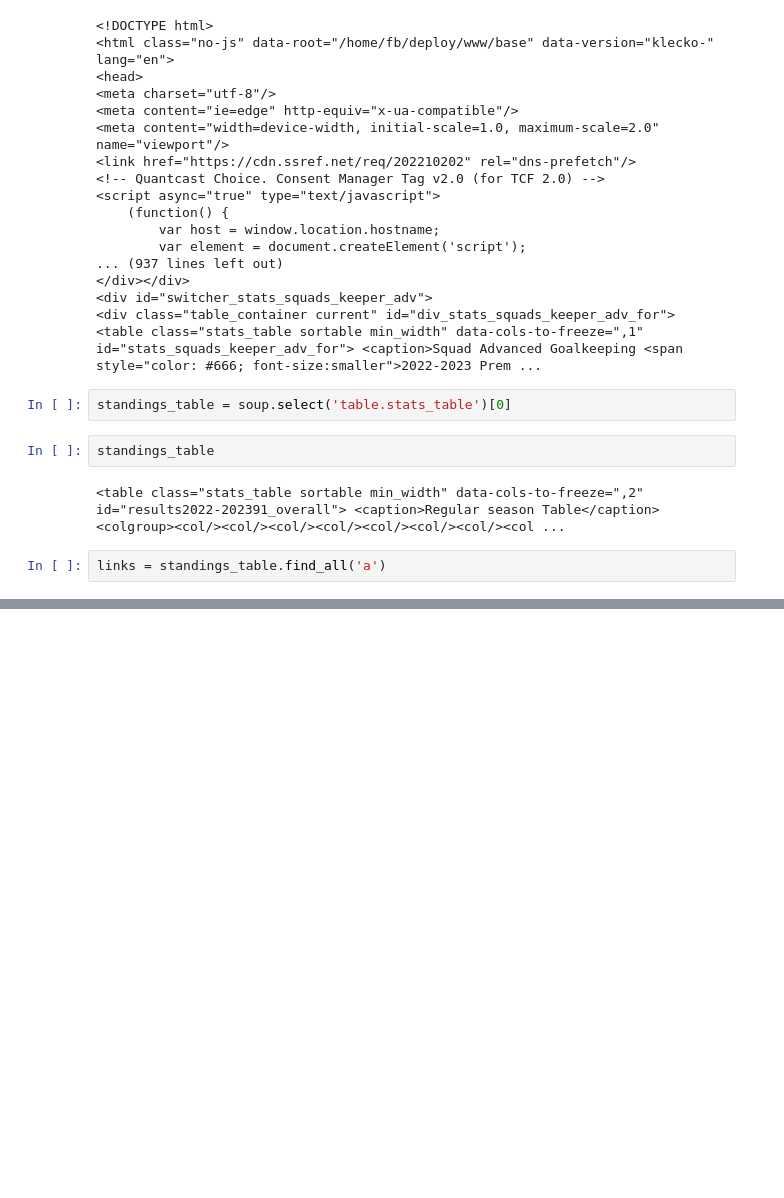
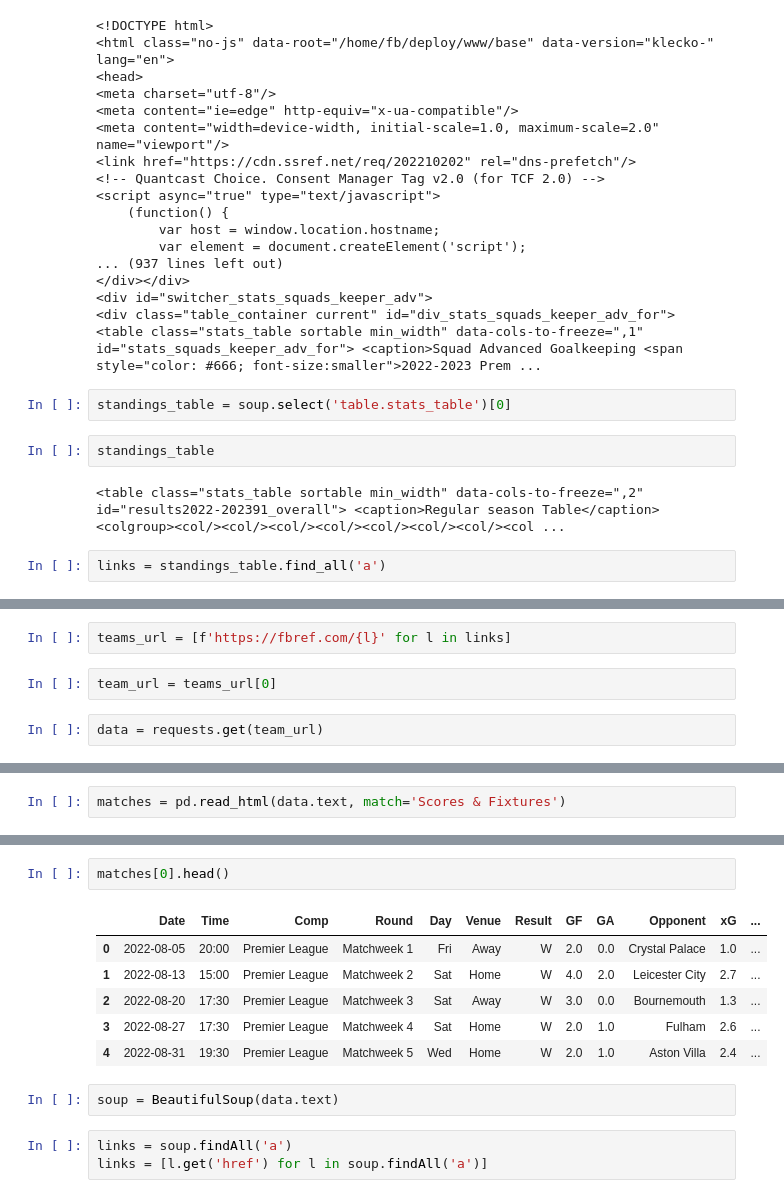
Before and after one commit to Kathanbhavsar/Footbal-Data-Prediction, a Jupyter notebook: Data Scraping.ipynb, the cells around one changed output, grey strips where cells are left out. Cells and saved outputs as stored; diff of their text form; blank space fills up the shorter version.

```diff
--- a/Data Scraping.ipynb
+++ b/Data Scraping.ipynb
@@ -40,0 +66,6 @@ NameError: name 'linka' is not defined
+# %%
+teams_url = [f'https://fbref.com/{l}' for l in links]
+# %%
+team_url = teams_url[0]
+# %%
+data = requests.get(team_url)
@@ -40,0 +78,2 @@ NameError: name 'linka' is not defined
+# %%
+matches = pd.read_html(data.text, match='Scores & Fixtures')
@@ -40,0 +100,14 @@ NameError: name 'linka' is not defined
+# %%
+matches[0].head()
+# %% [output]
+|  | Date | Time | Comp | Round | Day | Venue | Result | GF | GA | Opponent | xG | ... |
+| 0 | 2022-08-05 | 20:00 | Premier League | Matchweek 1 | Fri | Away | W | 2.0 | 0.0 | Crystal Palace | 1.0 | ... |
+| 1 | 2022-08-13 | 15:00 | Premier League | Matchweek 2 | Sat | Home | W | 4.0 | 2.0 | Leicester City | 2.7 | ... |
+| 2 | 2022-08-20 | 17:30 | Premier League | Matchweek 3 | Sat | Away | W | 3.0 | 0.0 | Bournemouth | 1.3 | ... |
+| 3 | 2022-08-27 | 17:30 | Premier League | Matchweek 4 | Sat | Home | W | 2.0 | 1.0 | Fulham | 2.6 | ... |
+| 4 | 2022-08-31 | 19:30 | Premier League | Matchweek 5 | Wed | Home | W | 2.0 | 1.0 | Aston Villa | 2.4 | ... |
+# %%
+soup = BeautifulSoup(data.text)
+# %%
+links = soup.findAll('a')
+links = [l.get('href') for l in soup.findAll('a')]
```
Also changed, not shown: parts of 23 cells of this notebook.
